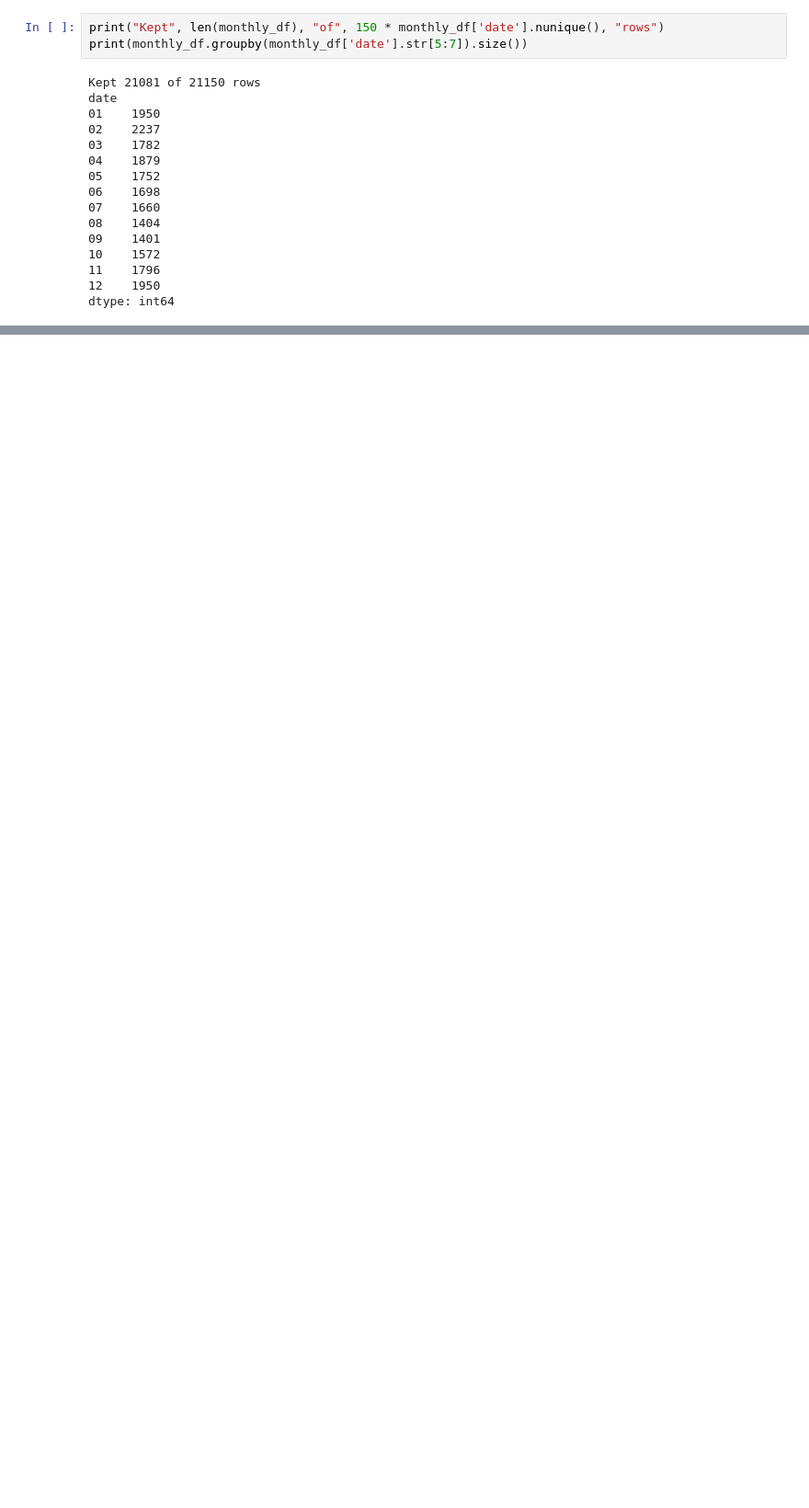
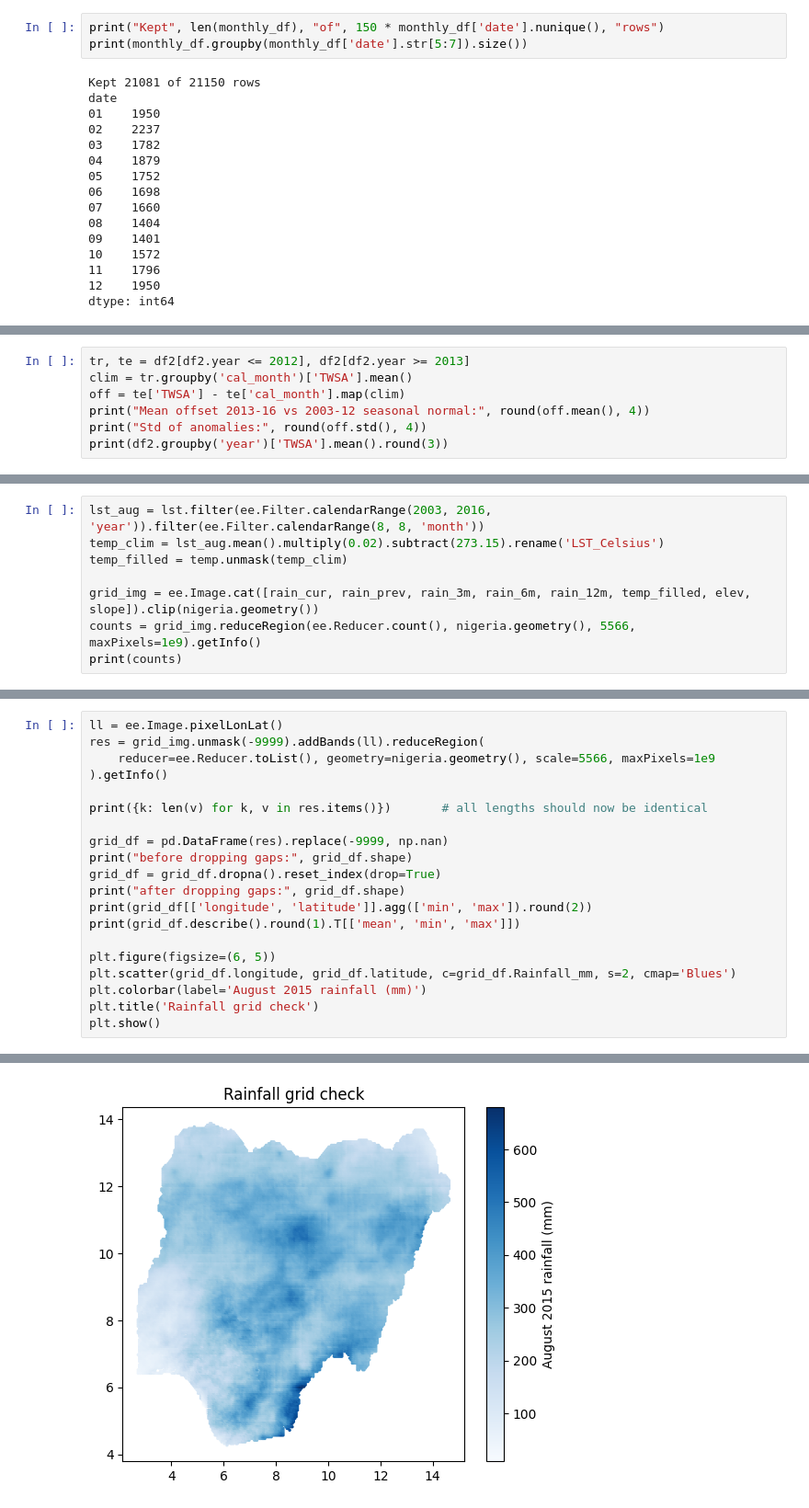
Before and after one commit to LevramUzo/gracce-groundwater-nigeria, a Jupyter notebook: notebooks/01_data_acquisition.ipynb, the cells around one changed output, grey strips where cells are left out. Shown at 92% size. Drawn from its saved outputs; the diff is of its cells as text; blank space fills up the shorter version.

Commit message:
add 0.05° map and consistency check

```diff
--- a/notebooks/01_data_acquisition.ipynb
+++ b/notebooks/01_data_acquisition.ipynb
@@ -1040,0 +1155,7 @@ Mean RF: 0.654 | Mean baseline: 0.806
+# %%
+tr, te = df2[df2.year <= 2012], df2[df2.year >= 2013]
+clim = tr.groupby('cal_month')['TWSA'].mean()
+off = te['TWSA'] - te['cal_month'].map(clim)
+print("Mean offset 2013-16 vs 2003-12 seasonal normal:", round(off.mean(), 4))
+print("Std of anomalies:", round(off.std(), 4))
+print(df2.groupby('year')['TWSA'].mean().round(3))
@@ -1040,0 +1305,8 @@ Mean RF: 0.654 | Mean baseline: 0.806
+# %%
+lst_aug = lst.filter(ee.Filter.calendarRange(2003, 2016, 'year')).filter(ee.Filter.calendarRange(8, 8, 'month'))
+temp_clim = lst_aug.mean().multiply(0.02).subtract(273.15).rename('LST_Celsius')
+temp_filled = temp.unmask(temp_clim)
+
+grid_img = ee.Image.cat([rain_cur, rain_prev, rain_3m, rain_6m, rain_12m, temp_filled, elev, slope]).clip(nigeria.geometry())
+counts = grid_img.reduceRegion(ee.Reducer.count(), nigeria.geometry(), 5566, maxPixels=1e9).getInfo()
+print(counts)
@@ -1040,0 +1315,21 @@ Mean RF: 0.654 | Mean baseline: 0.806
+# %%
+ll = ee.Image.pixelLonLat()
+res = grid_img.unmask(-9999).addBands(ll).reduceRegion(
+    reducer=ee.Reducer.toList(), geometry=nigeria.geometry(), scale=5566, maxPixels=1e9
+).getInfo()
+
+print({k: len(v) for k, v in res.items()})       # all lengths should now be identical
+
+grid_df = pd.DataFrame(res).replace(-9999, np.nan)
+print("before dropping gaps:", grid_df.shape)
+grid_df = grid_df.dropna().reset_index(drop=True)
+print("after dropping gaps:", grid_df.shape)
+print(grid_df[['longitude', 'latitude']].agg(['min', 'max']).round(2))
+print(grid_df.describe().round(1).T[['mean', 'min', 'max']])
+
+plt.figure(figsize=(6, 5))
+plt.scatter(grid_df.longitude, grid_df.latitude, c=grid_df.Rainfall_mm, s=2, cmap='Blues')
+plt.colorbar(label='August 2015 rainfall (mm)')
+plt.title('Rainfall grid check')
+plt.show()
+# %% [output]
@@ -1040,0 +1353 @@ Mean RF: 0.654 | Mean baseline: 0.806
+[figure, added]
```
Also changed, not shown: parts of 26 cells of this notebook.
